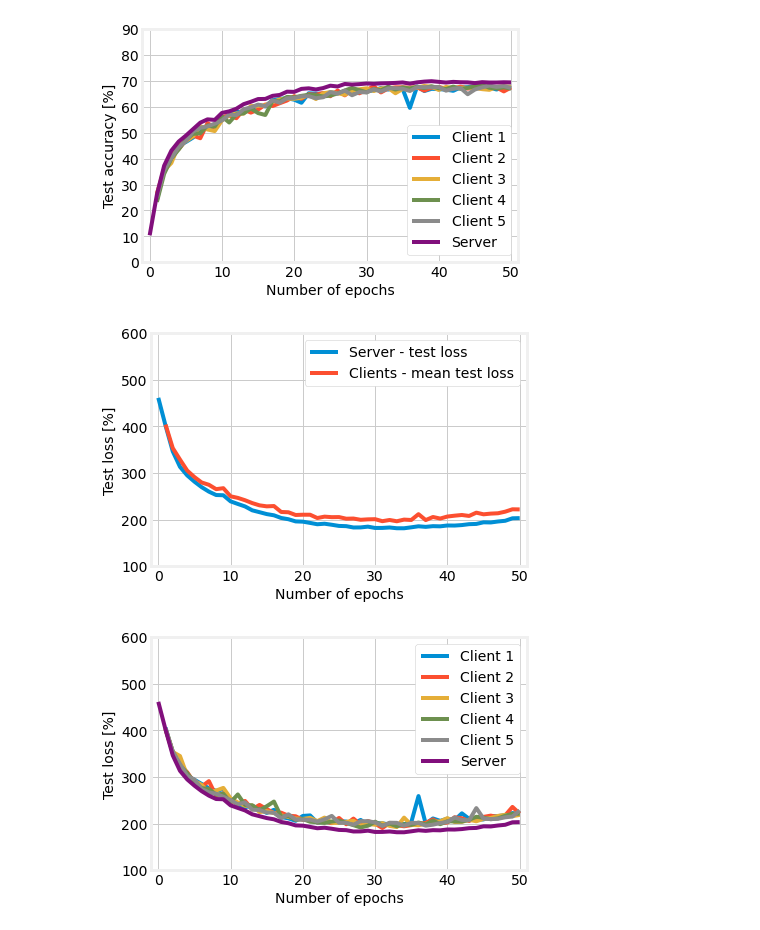
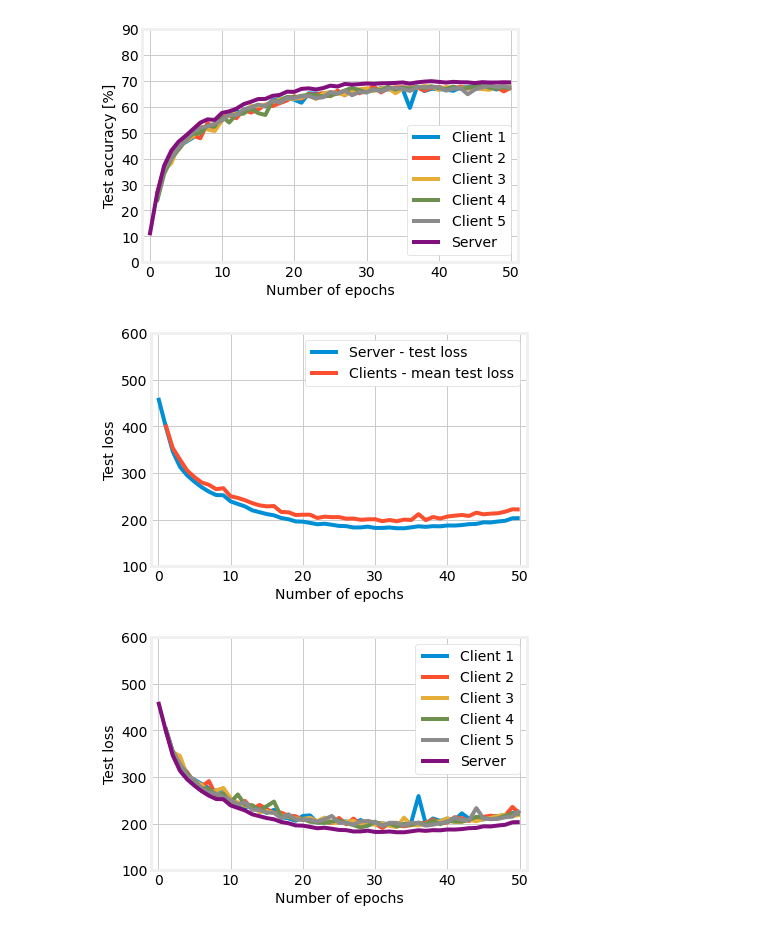
Before and after one commit to Giuse1/flower_final, a Jupyter notebook: plot.ipynb, the cells around one changed output. Saved outputs shown, nothing was run; the diff lists cells and outputs as text; code cells hidden in the pictures.

```diff
--- a/plot.ipynb
+++ b/plot.ipynb
@@ -28,7 +28,7 @@ def pltcolor(n):
 # %%
 def get_all_data_ue_edge():
 
-    report_path = "reports"
+    report_path = "reports_1"
 
     overall_df = pd.read_csv(f"{report_path}/server.csv")
     overall_df.insert(0,"client",-1) # -1 indicates the server
@@ -107,28 +123,28 @@ plt.show()
 # %%
 server = overall_df[overall_df["client"]==-1]
 server_test_loss = server.train_loss.dropna().reset_index(drop=True)
 plt.plot(server_test_loss, label="Server - test loss")
 
 
 clients_df = overall_df[overall_df["client"]!=-1]
 clients_df_loss = clients_df.dropna()
 
 plt.plot(clients_df_loss.groupby(by="round").mean().train_loss, label="Clients - mean test loss")
-plt.ylabel("Test loss [%]")
+plt.ylabel("Test loss")
 plt.xlabel("Number of epochs")
 plt.xlim(-1,51)
 plt.legend()
 plt.savefig("figures/loss.png", bbox_inches = "tight")
 plt.show()
 # %% [output]
-[figure, old version]
+[figure, new version]
 # %%
 for i in range(5):
     clients_df = overall_df[overall_df["client"]==i]
     clients_df_loss = clients_df.dropna().reset_index(drop=True)
     plt.plot(range(1,51),clients_df_loss.train_loss, label=f"Client {i+1}")
 
-plt.ylabel("Test loss [%]")
+plt.ylabel("Test loss")
 plt.xlabel("Number of epochs")
 plt.xlim(-1,51)
 plt.plot(server_test_loss, label="Server")
@@ -137,4 +153,4 @@ plt.savefig("figures/test_loss_all.png", bbox_inches = "tight")
 
 plt.show()
 # %% [output]
-[figure, old version]
+[figure, new version]
```
Also changed, not shown: parts of 1 cell of this notebook, 4 other files.
